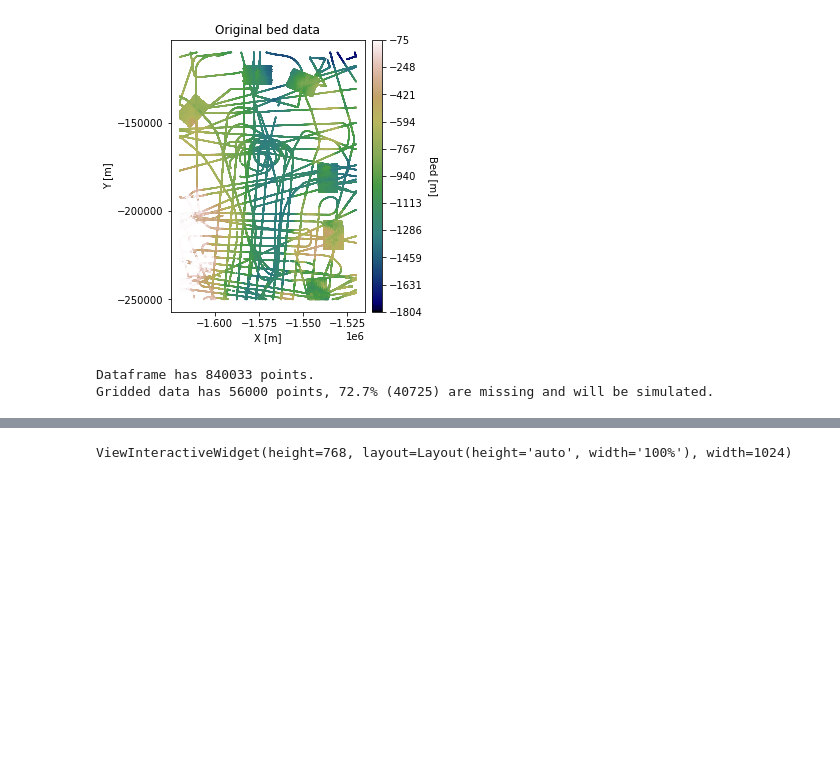
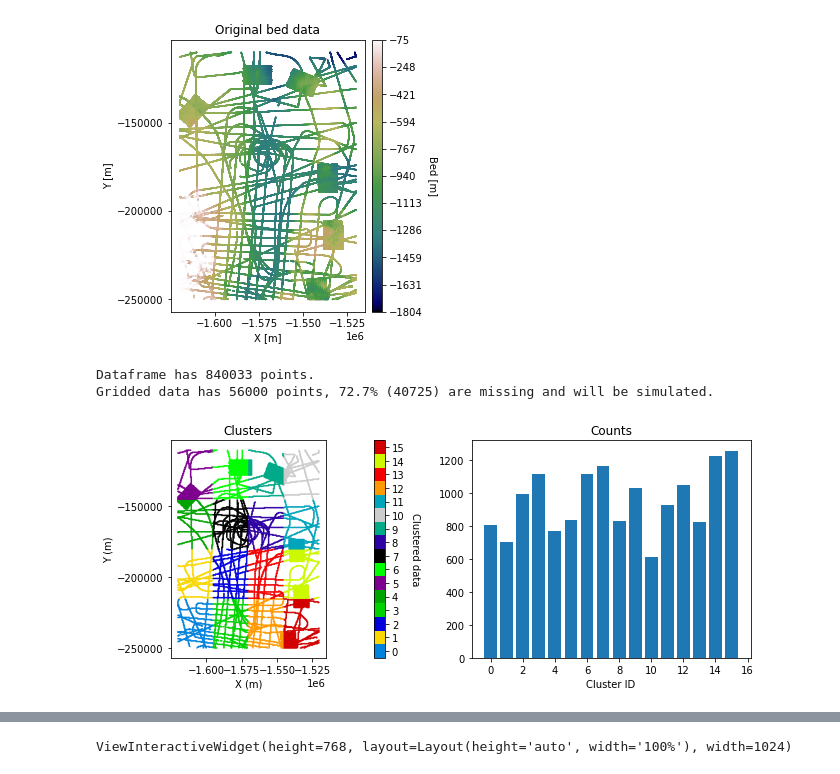
Before and after one commit to GatorGlaciology/SGS-topography-parallelization, a Jupyter notebook: SGS_parallel_demo.ipynb, the cells around one changed output, grey strips where cells are left out. Saved outputs shown, nothing was run; the diff lists cells and outputs as text; code cells hidden in the pictures; blank space fills up the shorter version.

```diff
--- a/SGS_parallel_demo.ipynb
+++ b/SGS_parallel_demo.ipynb
@@ -184,9 +184,13 @@ Dataframe has 840033 points.
 Gridded data has 56000 points, 72.7% (40725) are missing and will be simulated.
 # %%
 max_pts = 100           # maximum number of points in each cluster
-min_len = 50000         # minimum side length of squares
+min_len = 30000         # minimum side length of squares (CHANGED)
 
 df_data, i = sgs_preprocess.adaptive_partitioning(df_data, xmin, xmax, ymin, ymax, max_pts, min_len)
+
+sgs_plts.plt_clusters(df_data)
+# %% [output]
+[figure, added]
 # %%
 # get number of processes to use
 processes = int(os.cpu_count())
```
Also changed, not shown: parts of 10 cells of this notebook.
